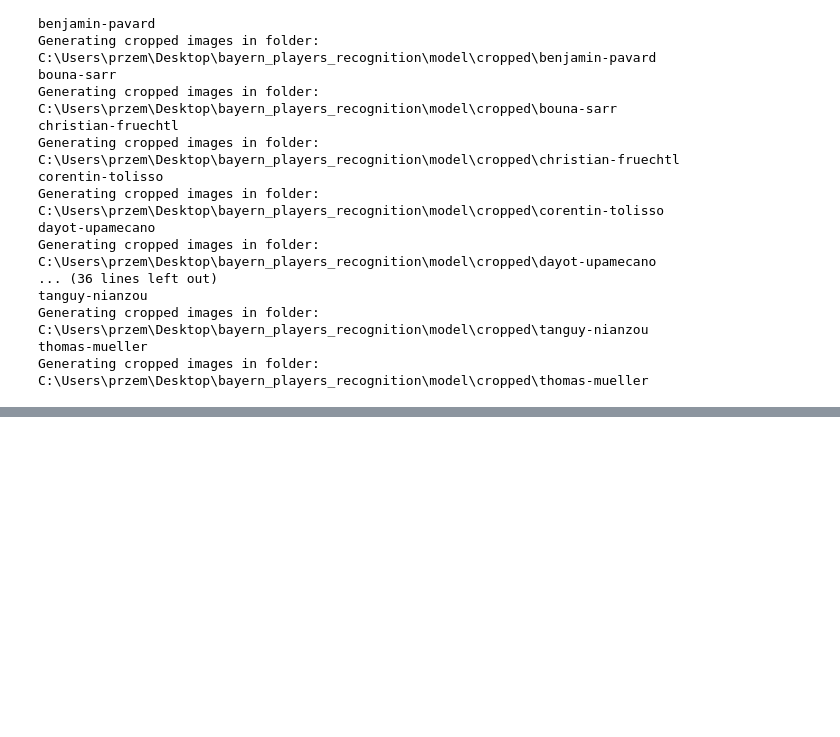
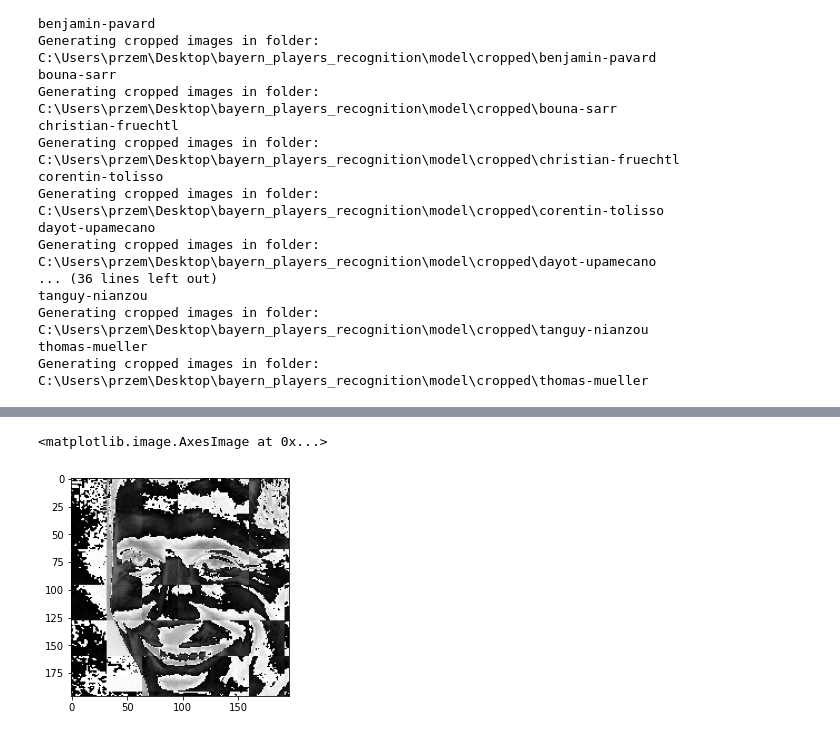
Before and after one commit to pmajews/best_tennis_players_recognition, a Jupyter notebook: bayern_players_recognition.ipynb, the cells around one changed output, grey strips where cells are left out. Drawn from its saved outputs; the diff is of its cells as text; code cells hidden in the pictures; blank space fills up the shorter version.

```diff
--- a/bayern_players_recognition.ipynb
+++ b/bayern_players_recognition.ipynb
@@ -149,3 +150,19 @@ tanguy-nianzou
 Generating cropped images in folder:  C:\Users\przem\Desktop\bayern_players_recognition\model\cropped\tanguy-nianzou
 thomas-mueller
 Generating cropped images in folder:  C:\Users\przem\Desktop\bayern_players_recognition\model\cropped\thomas-mueller
+# %%
+def w2d(img, mode='haar', level=1):
+    imArray = img
+    imArray = cv2.cvtColor(imArray, cv2.COLOR_RGB2GRAY)
+    imArray = np.float32(imArray)
+    imArray /= 255;
+
+    coeffs = pywt.wavedec2(imArray, mode, level=level)
+    coeffs_H = list(coeffs)
+    coeffs_H[0] *= 0;
+
+    imArray_H = pywt.waverec2(coeffs_H, mode);
+    imArray_H *= 255;
+    imArray_H = np.uint8(imArray_H)
+
+    return imArray_H
@@ -151,0 +175,6 @@ Generating cropped images in folder:  C:\Users\przem\Desktop\bayern_players_reco
+# %%
+im_har = w2d(cropped_image, 'db1', 5)
+plt.imshow(im_har, cmap='gray')
+# %% [output]
+<matplotlib.image.AxesImage at 0x...>
+[figure, added]
```
Also changed, not shown: parts of 2 cells of this notebook, 27 other files.
